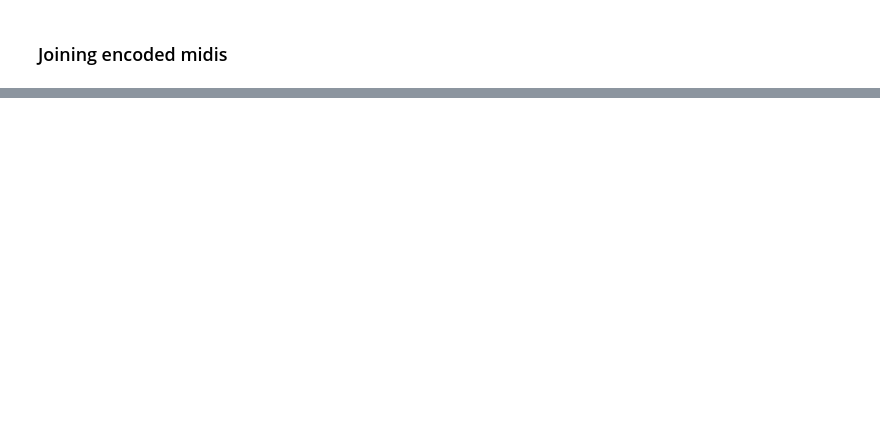
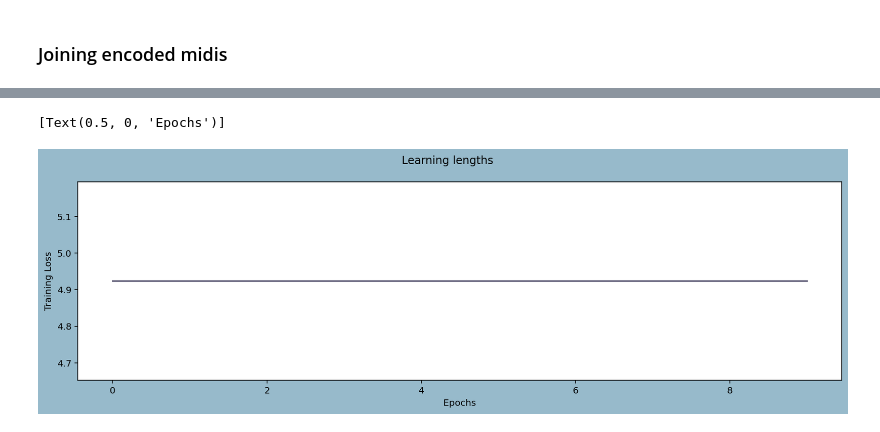
Before and after one commit to WuzI38/Jupyter, a Jupyter notebook: MidiGenFinal.ipynb, the cells around one changed output, grey strips where cells are left out. Saved outputs shown, nothing was run; the diff lists cells and outputs as text; code cells hidden in the pictures; blank space fills up the shorter version.

```diff
--- a/MidiGenFinal.ipynb
+++ b/MidiGenFinal.ipynb
@@ -431,0 +522,2 @@ divider = int(len(X_set) * TRAIN_TEST)
+# %%
+expand_dims_layer = layers.Lambda(lambda x: tf.expand_dims(x, axis=1))
@@ -431,0 +547,12 @@ divider = int(len(X_set) * TRAIN_TEST)
+# %%
+input_lens = layers.Input(shape=(WINDOW_SIZE), dtype=tf.float32)
+
+x_lens = expand_dims_layer(input_lens)
+x_lens = layers.LSTM(128, return_sequences=True)(x_lens)
+x_lens = layers.Dropout(0.1)(x_lens)
+x_lens = layers.LSTM(128)(x_lens)
+x_lens = layers.Dropout(0.1)(x_lens)
+x_lens = layers.Dense(32)(x_lens)
+output_lens = layers.Dense(units=HORIZON, activation="softmax")(x_lens)
+
+model_lens = tf.keras.Model(inputs = input_lens, outputs = output_lens, name="model_lens")
@@ -431,0 +613,10 @@ divider = int(len(X_set) * TRAIN_TEST)
+# %%
+%%time
+model_lens.compile(loss="mae",
+                optimizer="Adam",
+                metrics=["mae", "mse"])
+
+history_lstm_lens = model_lens.fit(train_dataset_lens,
+                              epochs=10,
+                              verbose=0,
+                              validation_data=test_dataset_lens)
@@ -431,0 +655,10 @@ divider = int(len(X_set) * TRAIN_TEST)
+# %%
+history_df = pd.DataFrame(history_lstm_lens.history)
+fig = plt.figure(figsize=(15,4), facecolor="#97BACB")
+fig.suptitle("Learning lengths")
+pl=sns.lineplot(data=history_df["loss"],color="#444160")
+pl.set(ylabel ="Training Loss")
+pl.set(xlabel ="Epochs")
+# %% [output]
+[Text(0.5, 0, 'Epochs')]
+[figure, added]
```
Also changed, not shown: parts of 38 cells of this notebook.
